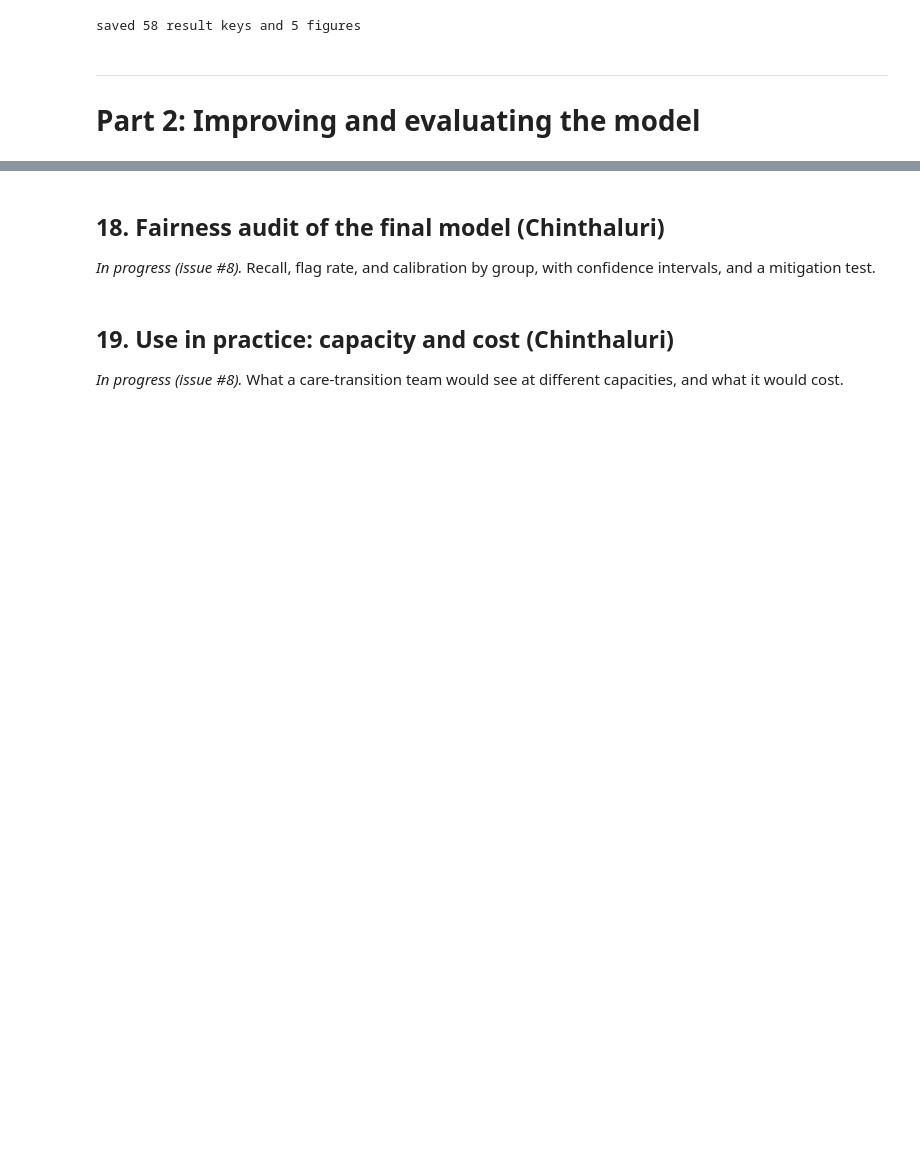
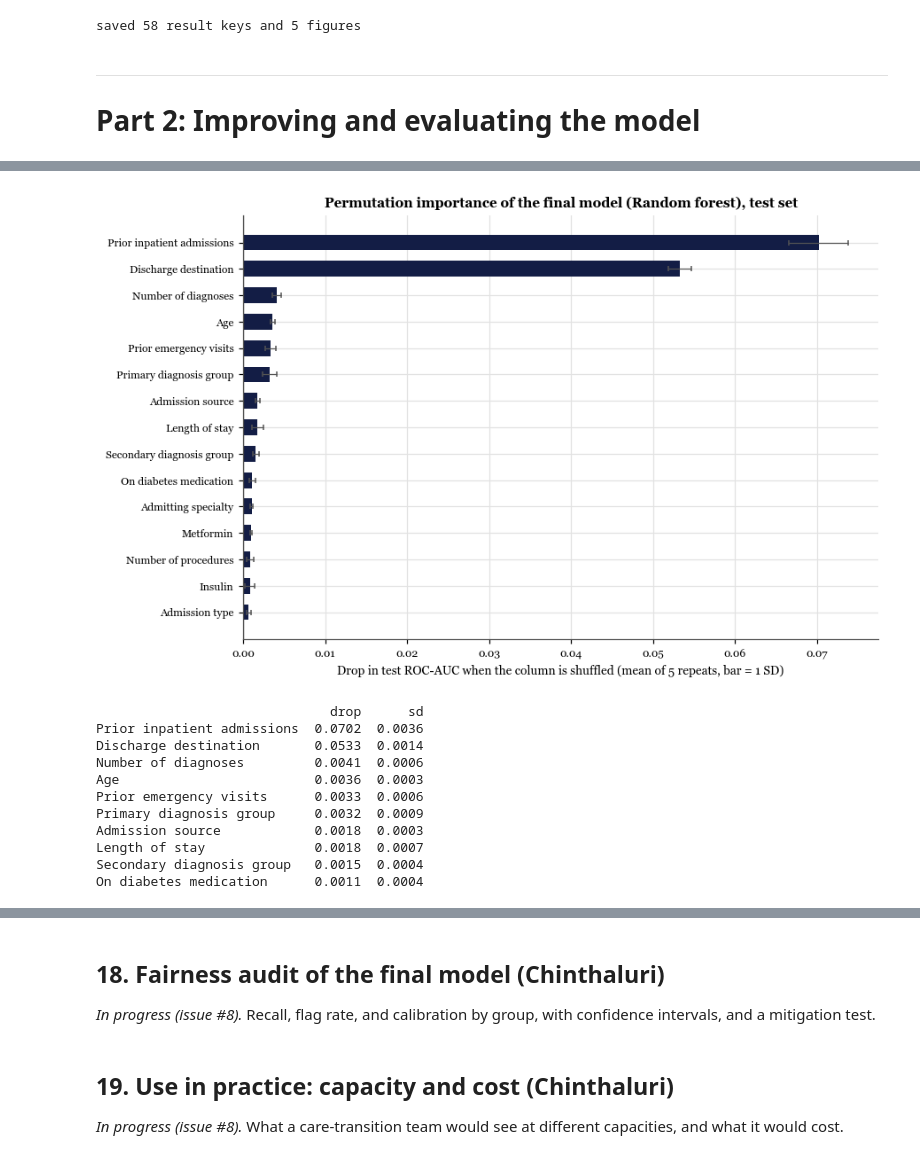
Before and after one commit to ychinthaluri53651/diabetes-readmission-residency-day-1, a Jupyter notebook: Diabetes_Readmission_D2_Chinthaluri_Abburi.ipynb, the cells around one changed output, grey strips where cells are left out. Saved outputs shown, nothing was run; the diff lists cells and outputs as text; code cells hidden in the pictures; blank space fills up the shorter version.

```diff
--- a/Diabetes_Readmission_D2_Chinthaluri_Abburi.ipynb
+++ b/Diabetes_Readmission_D2_Chinthaluri_Abburi.ipynb
@@ -1042,0 +1439,43 @@ capacity on out-of-fold training predictions rather than from the test set.
+# %%
+# what does the final model rely on? shuffle one input column at a time on the test set
+perm = permutation_importance(final_model, X_te, y_te, scoring="roc_auc", n_repeats=5,
+                              random_state=SEED)
+imp = pd.DataFrame({"drop": perm.importances_mean, "sd": perm.importances_std},
+                   index=X_te.columns).sort_values("drop", ascending=False)
+NICE = {"log_number_inpatient": "Prior inpatient admissions", "log_number_emergency":
+        "Prior emergency visits", "log_number_outpatient": "Prior outpatient visits",
+        "number_diagnoses": "Number of diagnoses", "time_in_hospital": "Length of stay",
+        "num_medications": "Number of medications", "num_procedures": "Number of procedures",
+        "num_lab_procedures": "Number of lab tests", "age_years": "Age",
+        "n_med_changes": "Dose changes", "discharge": "Discharge destination",
+        "admission_source": "Admission source", "admission_type": "Admission type",
+        "medical_specialty": "Admitting specialty", "diag_1_group": "Primary diagnosis group",
+        "diag_2_group": "Secondary diagnosis group", "diag_3_group": "Tertiary diagnosis group",
+        "A1Cresult": "HbA1c result", "max_glu_serum": "Serum glucose result",
+        "change": "Any regimen change", "diabetesMed": "On diabetes medication"}
+imp.index = [NICE.get(c, c.capitalize()) for c in imp.index]
+R["d2"]["importance"] = imp.head(15).round(5).to_dict(orient="index")
+
+show = imp.head(15).iloc[::-1]
+fig, ax = plt.subplots(figsize=(8.2, 5.2))
+ax.barh(show.index, show["drop"], xerr=show["sd"], color=NAVY, height=0.6,
+        error_kw={"ecolor": "#555555", "capsize": 2, "lw": 0.8})
+ax.axvline(0, color="#333333", lw=0.8)
+ax.set(title=f"Permutation importance of the final model ({FINAL_NAME}), test set",
+       xlabel="Drop in test ROC-AUC when the column is shuffled (mean of 5 repeats, bar = 1 SD)")
+plt.tight_layout()
+save(fig, "d2_importance.png")
+print(imp.head(10).round(4).to_string())
+# %% [output]
+[figure, added]
+                              drop      sd
+Prior inpatient admissions  0.0702  0.0036
+Discharge destination       0.0533  0.0014
+Number of diagnoses         0.0041  0.0006
+Age                         0.0036  0.0003
+Prior emergency visits      0.0033  0.0006
+Primary diagnosis group     0.0032  0.0009
+Admission source            0.0018  0.0003
+Length of stay              0.0018  0.0007
+Secondary diagnosis group   0.0015  0.0004
+On diabetes medication      0.0011  0.0004
```
Also changed, not shown: parts of 22 cells of this notebook, 6 other files.
